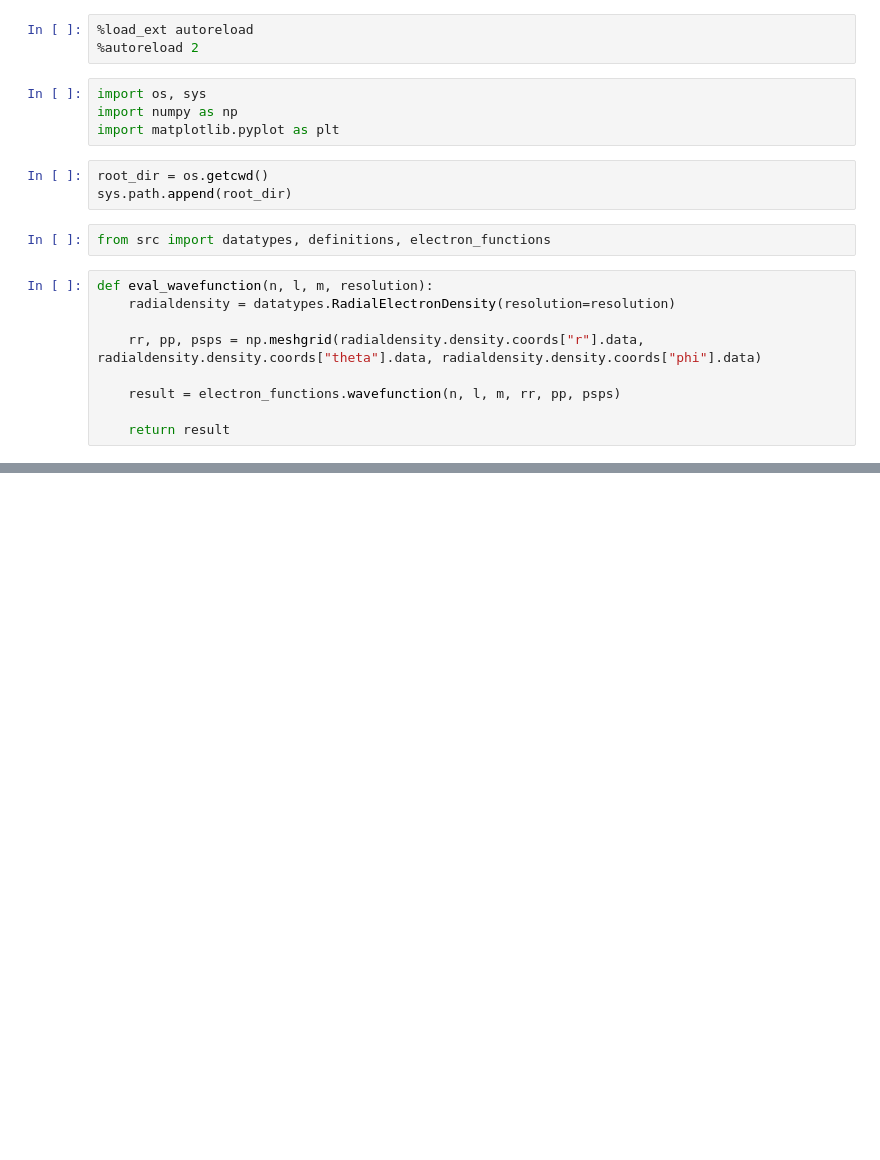
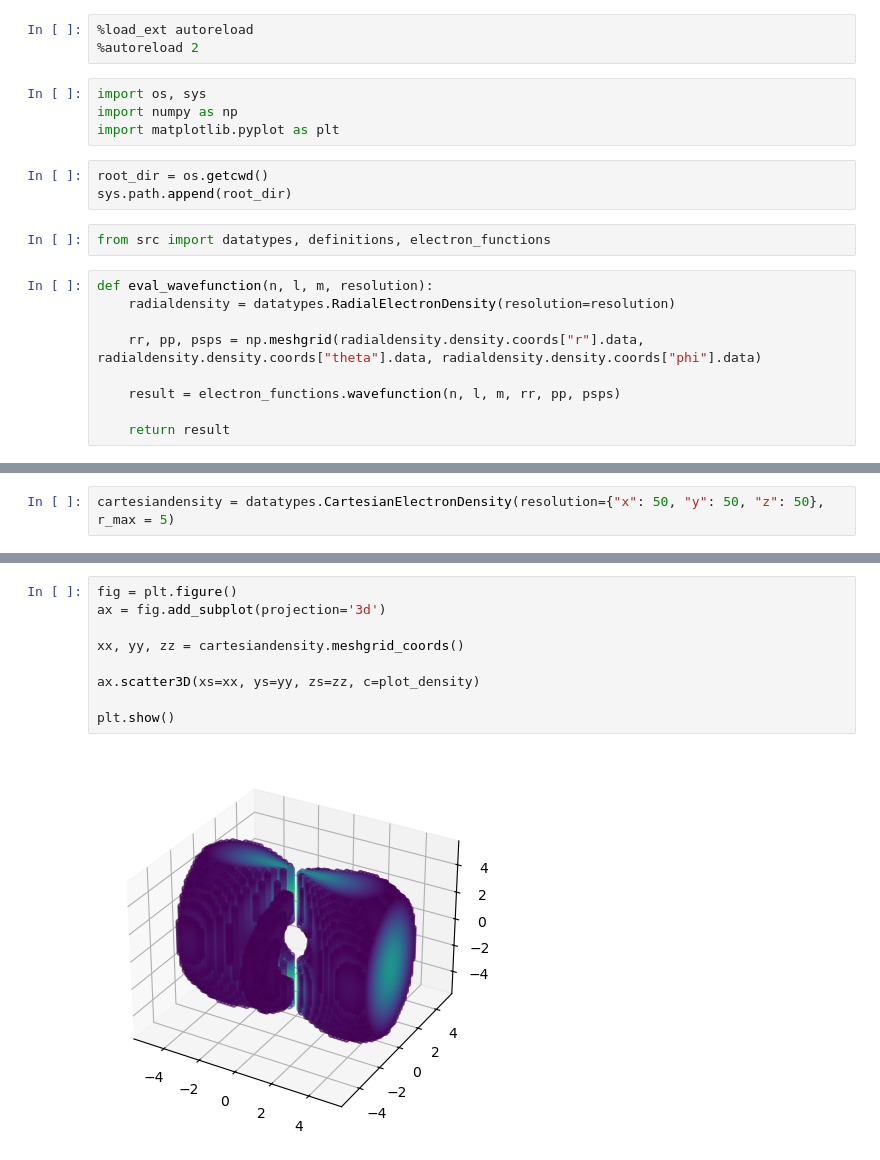
Before and after one commit to patrickwrowe/orbitals, a Jupyter notebook: experiment.ipynb, the cells around one changed output, grey strips where cells are left out. Saved outputs shown, nothing was run; the diff lists cells and outputs as text; blank space fills up the shorter version.

```diff
--- a/experiment.ipynb
+++ b/experiment.ipynb
@@ -44,0 +54,2 @@ radialdensity = datatypes.RadialElectronDensity(resolution={"r": 100, "phi":100,
+# %%
+cartesiandensity = datatypes.CartesianElectronDensity(resolution={"x": 50, "y": 50, "z": 50}, r_max = 5)
@@ -44,0 +63,11 @@ radialdensity = datatypes.RadialElectronDensity(resolution={"r": 100, "phi":100,
+# %%
+fig = plt.figure()
+ax = fig.add_subplot(projection='3d')
+
+xx, yy, zz = cartesiandensity.meshgrid_coords()
+
+ax.scatter3D(xs=xx, ys=yy, zs=zz, c=plot_density)
+
+plt.show()
+# %% [output]
+[figure, added]
```
Also changed, not shown: parts of 9 cells of this notebook, 2 other files.
